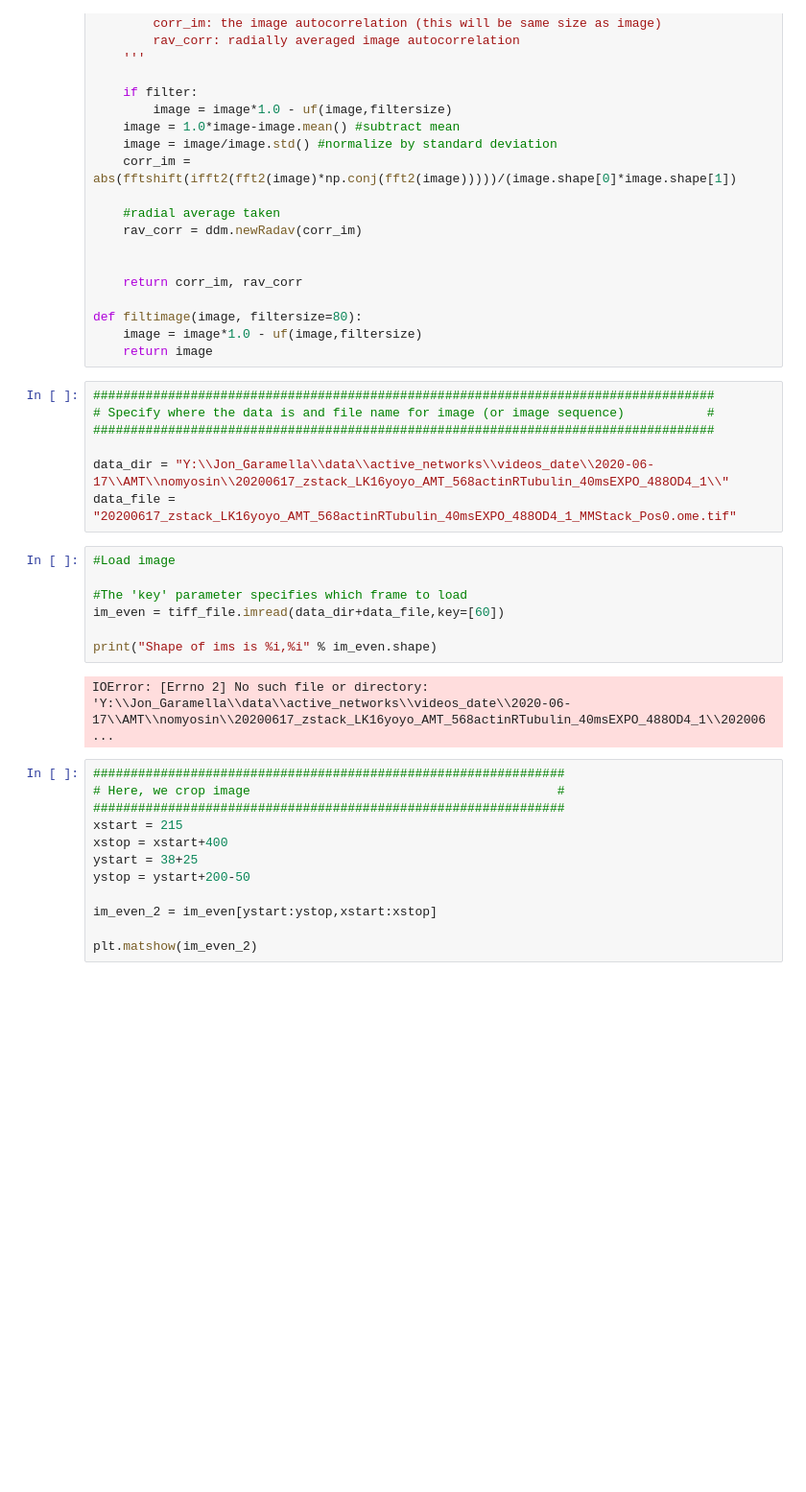
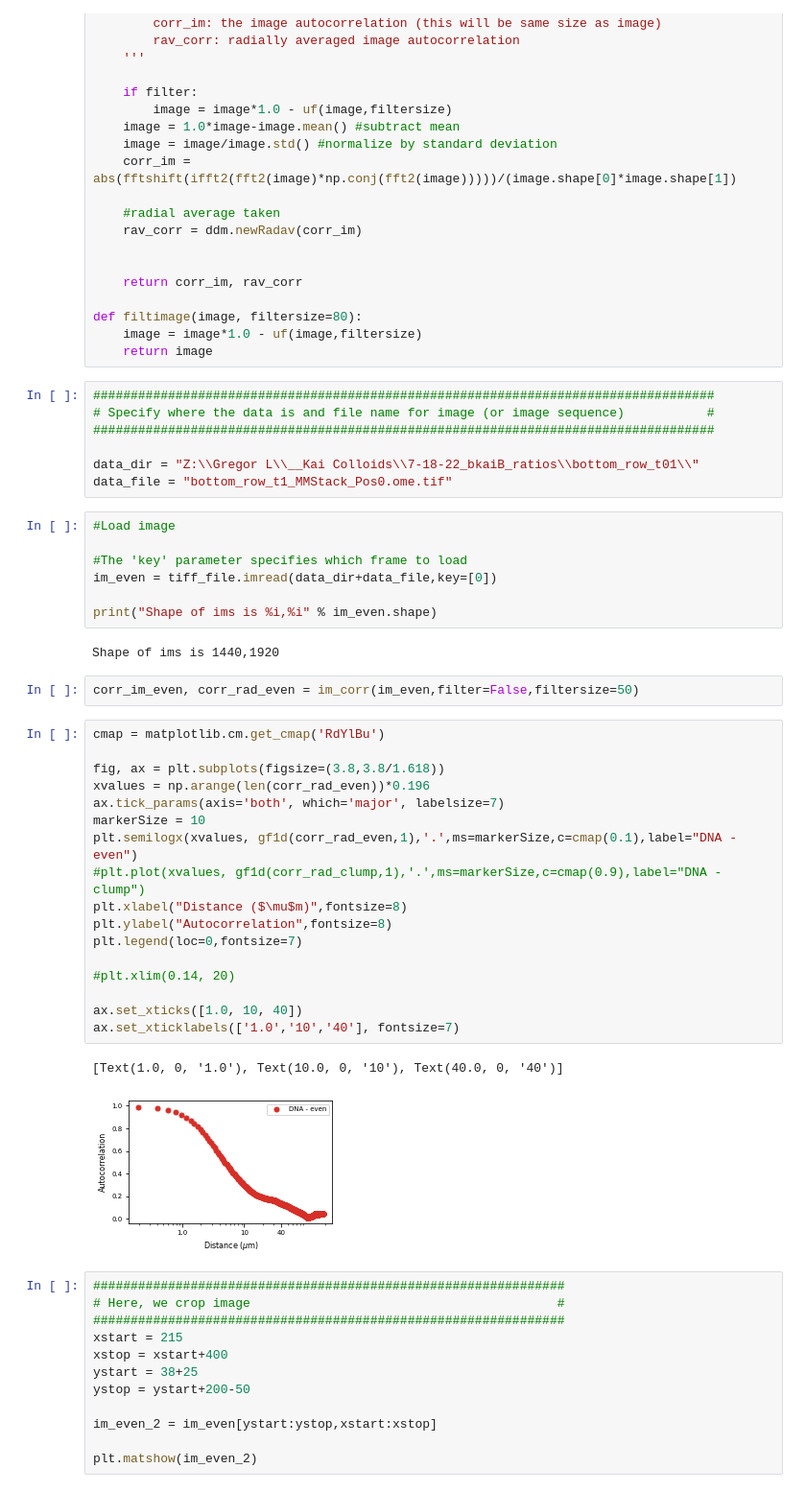
Before and after one commit to gregorleech/kai_colloids, a Jupyter notebook: dna sia.ipynb, the cells around one changed output. Shown at 96% size. Saved outputs shown, nothing was run; the diff lists cells and outputs as text; blank space fills up the shorter version.

```diff
--- a/dna sia.ipynb
+++ b/dna sia.ipynb
@@ -55,17 +55,39 @@ def filtimage(image, filtersize=80):
 # Specify where the data is and file name for image (or image sequence)           #
 ###################################################################################
 
-data_dir = "Y:\\Jon_Garamella\\data\\active_networks\\videos_date\\2020-06-17\\AMT\\nomyosin\\20200617_zstack_LK16yoyo_AMT_568actinRTubulin_40msEXPO_488OD4_1\\"
-data_file = "20200617_zstack_LK16yoyo_AMT_568actinRTubulin_40msEXPO_488OD4_1_MMStack_Pos0.ome.tif"
+data_dir = "Z:\\Gregor L\\__Kai Colloids\\7-18-22_bkaiB_ratios\\bottom_row_t01\\"
+data_file = "bottom_row_t1_MMStack_Pos0.ome.tif"
 # %%
 #Load image
 
 #The 'key' parameter specifies which frame to load
-im_even = tiff_file.imread(data_dir+data_file,key=[60])
+im_even = tiff_file.imread(data_dir+data_file,key=[0])
 
 print("Shape of ims is %i,%i" % im_even.shape)
 # %% [output]
-IOError: [Errno 2] No such file or directory: 'Y:\\Jon_Garamella\\data\\active_networks\\videos_date\\2020-06-17\\AMT\\nomyosin\\20200617_zstack_LK16yoyo_AMT_568actinRTubulin_40msEXPO_488OD4_1\\202006 ...
+Shape of ims is 1440,1920
+# %%
+corr_im_even, corr_rad_even = im_corr(im_even,filter=False,filtersize=50)
+# %%
+cmap = matplotlib.cm.get_cmap('RdYlBu')
+
+fig, ax = plt.subplots(figsize=(3.8,3.8/1.618))
+xvalues = np.arange(len(corr_rad_even))*0.196
+ax.tick_params(axis='both', which='major', labelsize=7)
+markerSize = 10
+plt.semilogx(xvalues, gf1d(corr_rad_even,1),'.',ms=markerSize,c=cmap(0.1),label="DNA - even")
+#plt.plot(xvalues, gf1d(corr_rad_clump,1),'.',ms=markerSize,c=cmap(0.9),label="DNA - clump")
+plt.xlabel("Distance ($\mu$m)",fontsize=8)
+plt.ylabel("Autocorrelation",fontsize=8)
+plt.legend(loc=0,fontsize=7)
+
+#plt.xlim(0.14, 20)
+
+ax.set_xticks([1.0, 10, 40])
+ax.set_xticklabels(['1.0','10','40'], fontsize=7)
+# %% [output]
+[Text(1.0, 0, '1.0'), Text(10.0, 0, '10'), Text(40.0, 0, '40')]
+[figure, added]
 # %%
 ###############################################################
 # Here, we crop image                                         #
```
Also changed, not shown: 21 other files.
